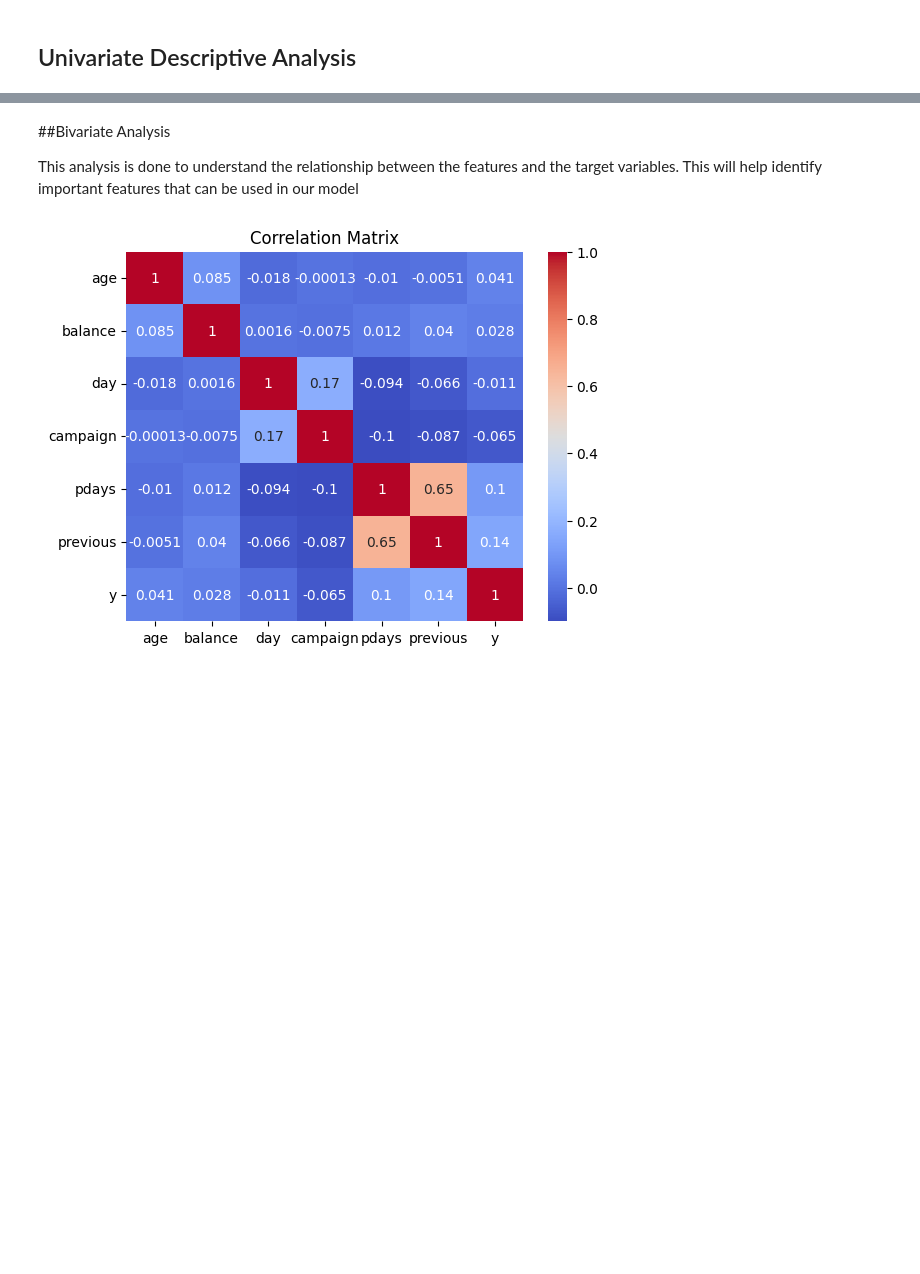
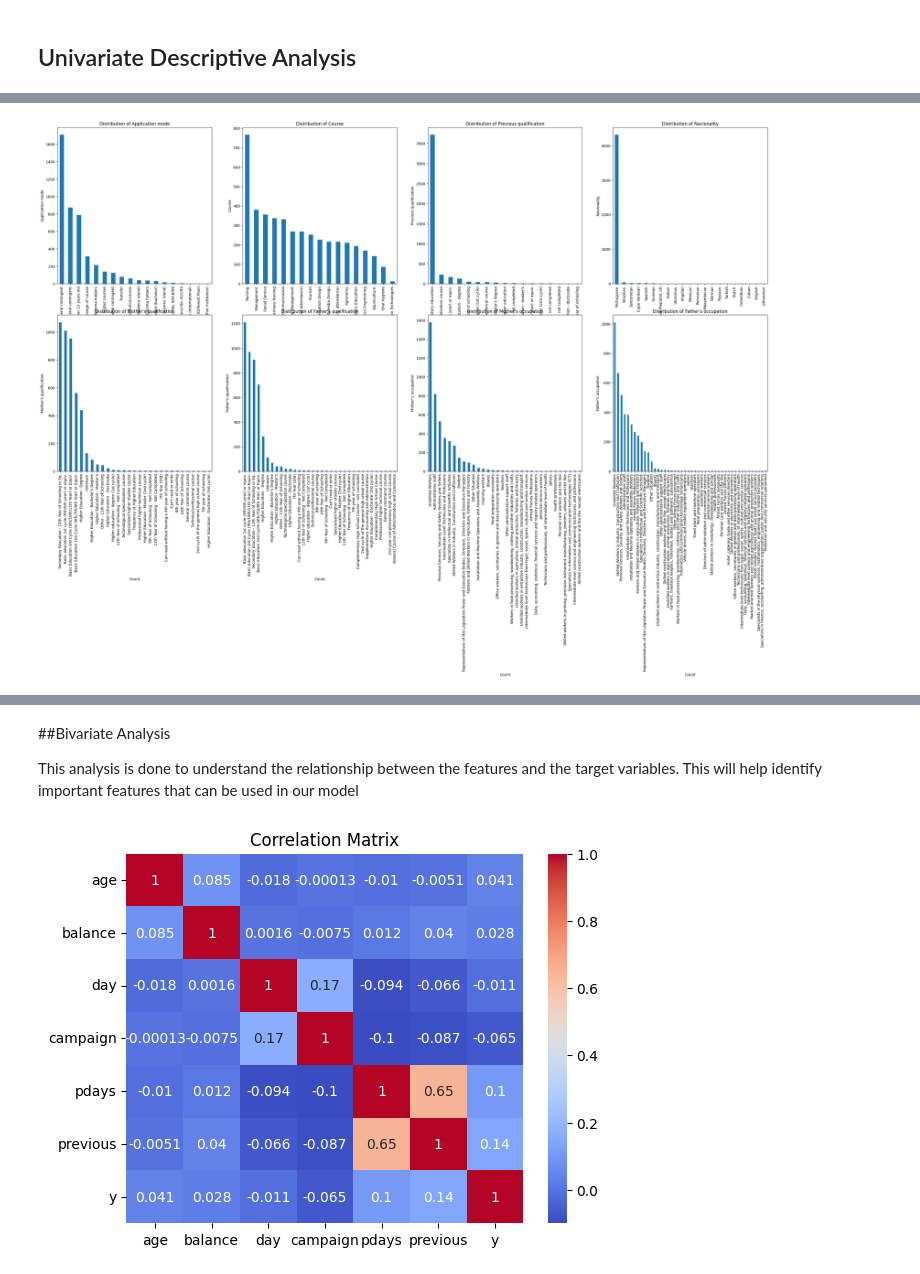
Before and after one commit to Fatai-soliu/bank-telemarketing, a Jupyter notebook: Comparative_Analysis_of_KNN_and_Decision_Tree_Algorithms_in_Predicting_Student_Dropout_and_Academic_Success.ipynb, the cells around one changed output, grey strips where cells are left out. Cells and saved outputs as stored; diff of their text form; code cells hidden in the pictures; blank space fills up the shorter version.

```diff
--- a/Comparative_Analysis_of_KNN_and_Decision_Tree_Algorithms_in_Predicting_Student_Dropout_and_Academic_Success.ipynb
+++ b/Comparative_Analysis_of_KNN_and_Decision_Tree_Algorithms_in_Predicting_Student_Dropout_and_Academic_Success.ipynb
@@ -506,0 +492,19 @@ The histogram above shows the distribution of the data. The data are less skewed
+# %%
+# List of categorical column 2
+categorical_column2 = ['Application mode', 'Course',
+    'Previous qualification', 'Nacionality', "Mother's qualification", "Father's qualification",
+    "Mother's occupation", "Father's occupation"
+]
+
+plt.figure(figsize=(35, 45))
+
+# Looping through each categorical column to create a bar chart
+for i, col in enumerate(categorical_column2, 1):
+    plt.subplot(5, 4, i)
+    data[col].value_counts().plot(kind='bar')
+    plt.title(f'Distribution of {col}')
+    plt.xlabel('Count')
+    plt.ylabel(col)
+plt.show()
+# %% [output]
+[figure, added]
```
Also changed, not shown: parts of 7 cells of this notebook.
